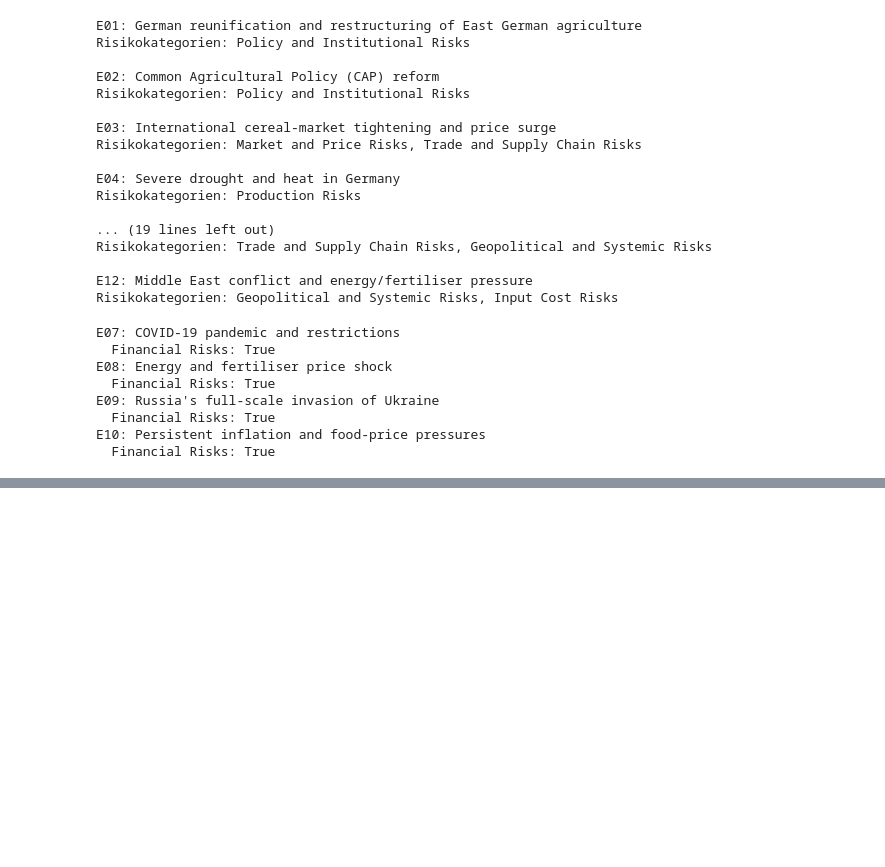
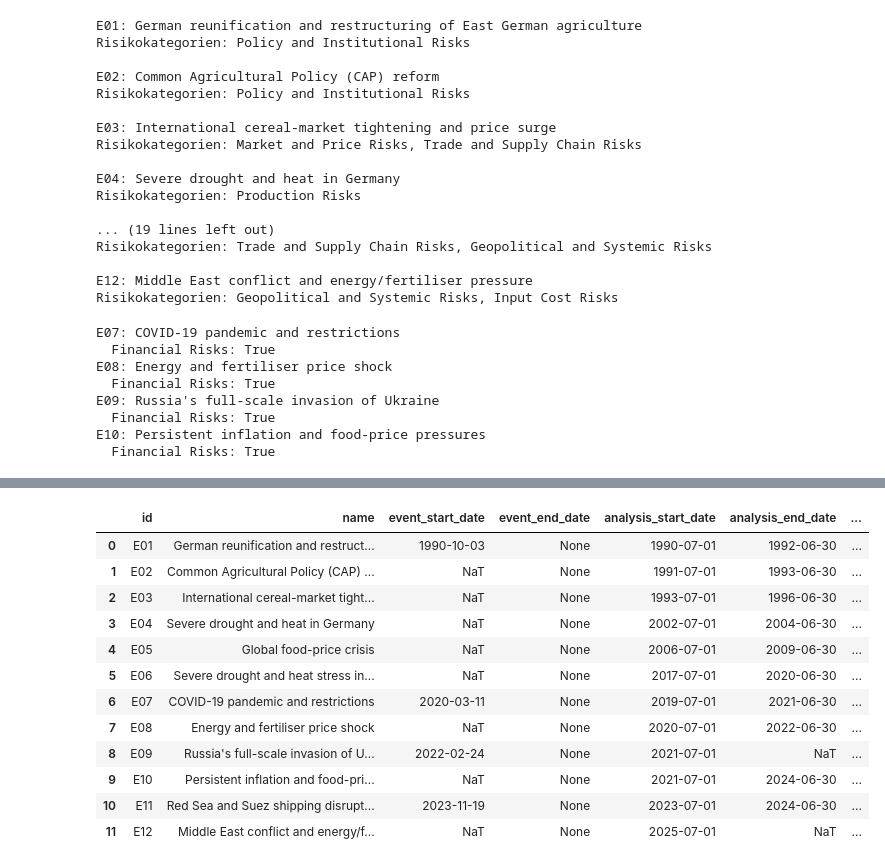
Before and after one commit to verveat/Agriculture_Crisis_Resilience, a Jupyter notebook: notebooks/03_risk_analysis.ipynb, the cells around one changed output, grey strips where cells are left out. Cells and saved outputs as stored; diff of their text form; code cells hidden in the pictures; blank space fills up the shorter version.

```diff
--- a/notebooks/03_risk_analysis.ipynb
+++ b/notebooks/03_risk_analysis.ipynb
@@ -1294,0 +1349,75 @@ plt.show()
+# %%
+import pandas as pd
+from pathlib import Path
+
+# Vorhandene Ereignisliste aus Notebook 03 verwenden
+events_df = pd.DataFrame(events)
+
+required_columns = [
+    "id",
+    "name",
+    "event_start_date",
+    "event_end_date",
+    "analysis_start_date",
+    "analysis_end_date",
+    "risk_categories",
+    "sources",
+]
+
+missing_columns = [
+    col for col in required_columns
+    if col not in events_df.columns
+]
+
+if missing_columns:
+    raise ValueError(
+        f"Folgende erwartete Spalten fehlen: {missing_columns}"
+    )
+
+# Übersicht für die Qualitätsprüfung
+review_df = events_df[
+    [
+        "id",
+        "name",
+        "event_start_date",
+        "event_end_date",
+        "analysis_start_date",
+        "analysis_end_date",
+    ]
+].copy()
+
+review_df["actual_start_missing"] = (
+    review_df["event_start_date"].isna()
+    | review_df["event_start_date"].eq("")
+)
+
+review_df["actual_end_missing"] = (
+    review_df["event_end_date"].isna()
+    | review_df["event_end_date"].eq("")
+)
+
+review_df["analysis_start_missing"] = (
+    review_df["analysis_start_date"].isna()
+    | review_df["analysis_start_date"].eq("")
+)
+
+review_df["analysis_end_missing"] = (
+    review_df["analysis_end_date"].isna()
+    | review_df["analysis_end_date"].eq("")
+)
+
+display(review_df)
+# %% [output]
+|  | id | name | event_start_date | event_end_date | analysis_start_date | analysis_end_date | ... |
+| 0 | E01 | German reunification and restruct... | 1990-10-03 | None | 1990-07-01 | 1992-06-30 | ... |
+| 1 | E02 | Common Agricultural Policy (CAP) ... | NaT | None | 1991-07-01 | 1993-06-30 | ... |
+| 2 | E03 | International cereal-market tight... | NaT | None | 1993-07-01 | 1996-06-30 | ... |
+| 3 | E04 | Severe drought and heat in Germany | NaT | None | 2002-07-01 | 2004-06-30 | ... |
+| 4 | E05 | Global food-price crisis | NaT | None | 2006-07-01 | 2009-06-30 | ... |
+| 5 | E06 | Severe drought and heat stress in... | NaT | None | 2017-07-01 | 2020-06-30 | ... |
+| 6 | E07 | COVID-19 pandemic and restrictions | 2020-03-11 | None | 2019-07-01 | 2021-06-30 | ... |
+| 7 | E08 | Energy and fertiliser price shock | NaT | None | 2020-07-01 | 2022-06-30 | ... |
+| 8 | E09 | Russia's full-scale invasion of U... | 2022-02-24 | None | 2021-07-01 | NaT | ... |
+| 9 | E10 | Persistent inflation and food-pri... | NaT | None | 2021-07-01 | 2024-06-30 | ... |
+| 10 | E11 | Red Sea and Suez shipping disrupt... | 2023-11-19 | None | 2023-07-01 | 2024-06-30 | ... |
+| 11 | E12 | Middle East conflict and energy/f... | NaT | None | 2025-07-01 | NaT | ... |
```
Also changed, not shown: parts of 8 cells of this notebook.
